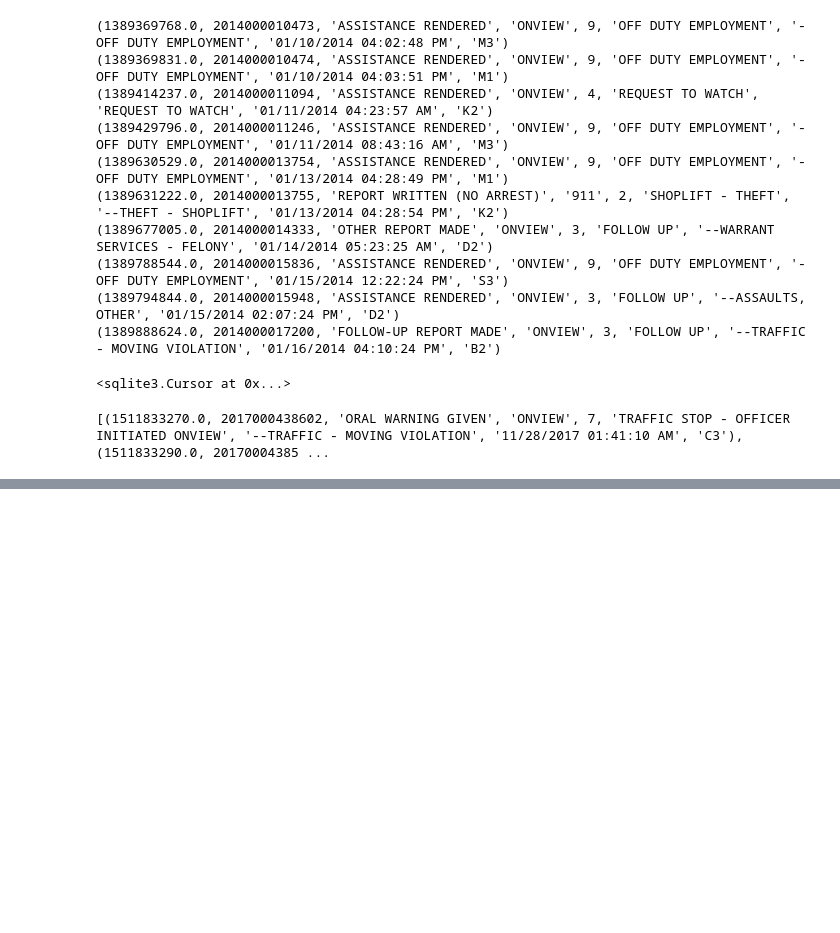
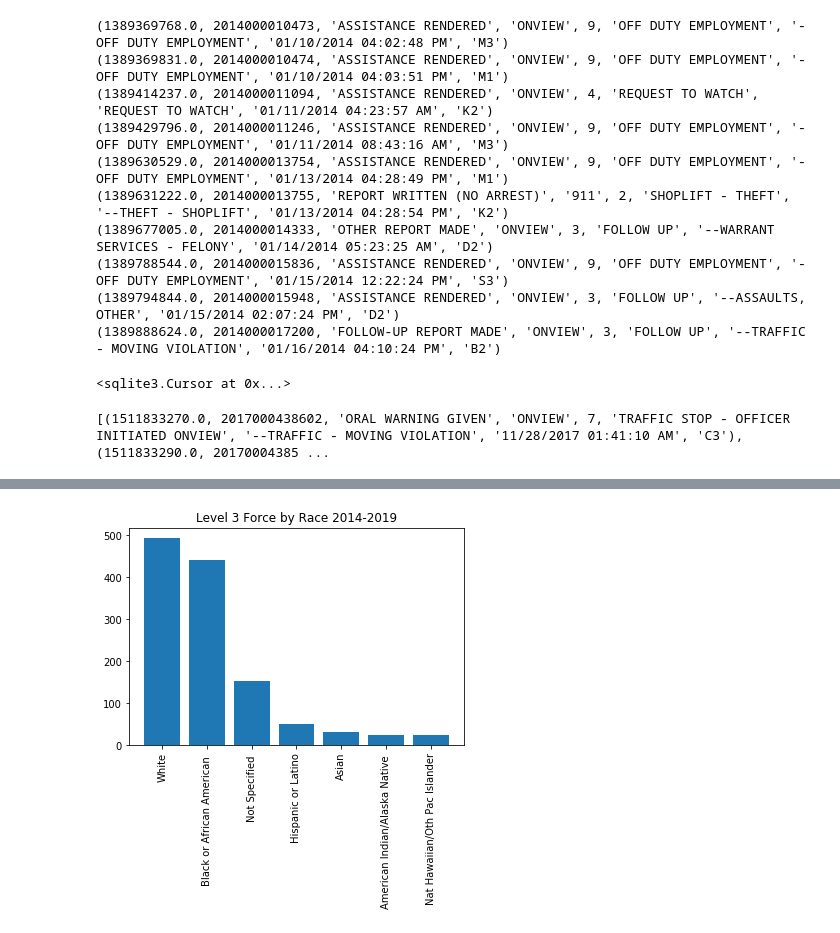
Before and after one commit to SarahMBurgart/use-of-force, a Jupyter notebook: EDA.ipynb, the cells around one changed output, grey strips where cells are left out. Saved outputs shown, nothing was run; the diff lists cells and outputs as text; code cells hidden in the pictures; blank space fills up the shorter version.

Commit message:
converting to numeric and starting EDA

```diff
--- a/EDA.ipynb
+++ b/EDA.ipynb
@@ -167,13 +206,14 @@ for ix, row in force.iterrows():
     cnx.commit()
 
     for val in vals:
-        new_row.extend( [[ix,  val[0], row.epoch, row.ID, val[1], val[2],
+        new_row.extend( [[ix,  val[0], row.epoch, row.Incident_Num, row.Officer_ID, row.Subject_ID, val[1], val[2],
                         row.Incident_Type, row.Precinct,
                         row.Sector, row.Beat, val[8], val[4],
                         row.Subject_Race, row.Subject_Gender, val[3], val[5], val[6],
                         val[7], row.year, row.month, row.day, row.time] ])
 # %%
-merged = pd.DataFrame(new_row, columns=["index","call_epoch", "force_epoch", "ID", "CAD_Event_Number", "Event_Clearance_Description",
+merged = pd.DataFrame(new_row, columns=["index","call_epoch", "force_epoch", "Incident_Num", "Officer_ID",
+                                        "Subject_ID", "CAD_Event_Number", "Event_Clearance_Description",
                                 "Force_Level", "Precinct",
                                 "Sector", "force_beat", "calls_beat", "Priority",
                                 "Subject_Race", "Subject_Gender","Call_Type", "Initial_Call_Type", "Final_Call_Type",
@@ -186,6 +226,10 @@ for value in list(force.iloc[:2,:].epoch.values):
 cnx.commit()
 
 # 4 hours = 14400 seconds
+# %%
+merged.call_epoch = pd.to_numeric(merged.call_epoch, downcast="integer")
+# %%
+merged.force_epoch = pd.to_numeric(merged.force_epoch, downcast="integer")
 # %%
 force3 = merged[merged.Force_Level == "Level 3 - Use of Force"]
 force2 = merged[merged.Force_Level == "Level 2 - Use of Force"]
@@ -226,0 +283,15 @@ array(['White', 'Black or African American', 'Not Specified',
+# %%
+# group by incident number first
+
+x = force3.Subject_Race.value_counts()
+lst = list(x.values)
+plt.bar(np.arange(7), lst)
+#plt.xticks([])
+#plt.xticks()
+
+plt.xticks((0,1, 2, 3,4,5,6), ('White', 'Black or African American ', 'Not Specified ','Hispanic or Latino',
+                               'Asian','American Indian/Alaska Native ','Nat Hawaiian/Oth Pac Islander'),
+          rotation='vertical')
+plt.title("Level 3 Force by Race 2014-2019");
+# %% [output]
+[figure, added]
```
Also changed, not shown: parts of 38 cells of this notebook.
